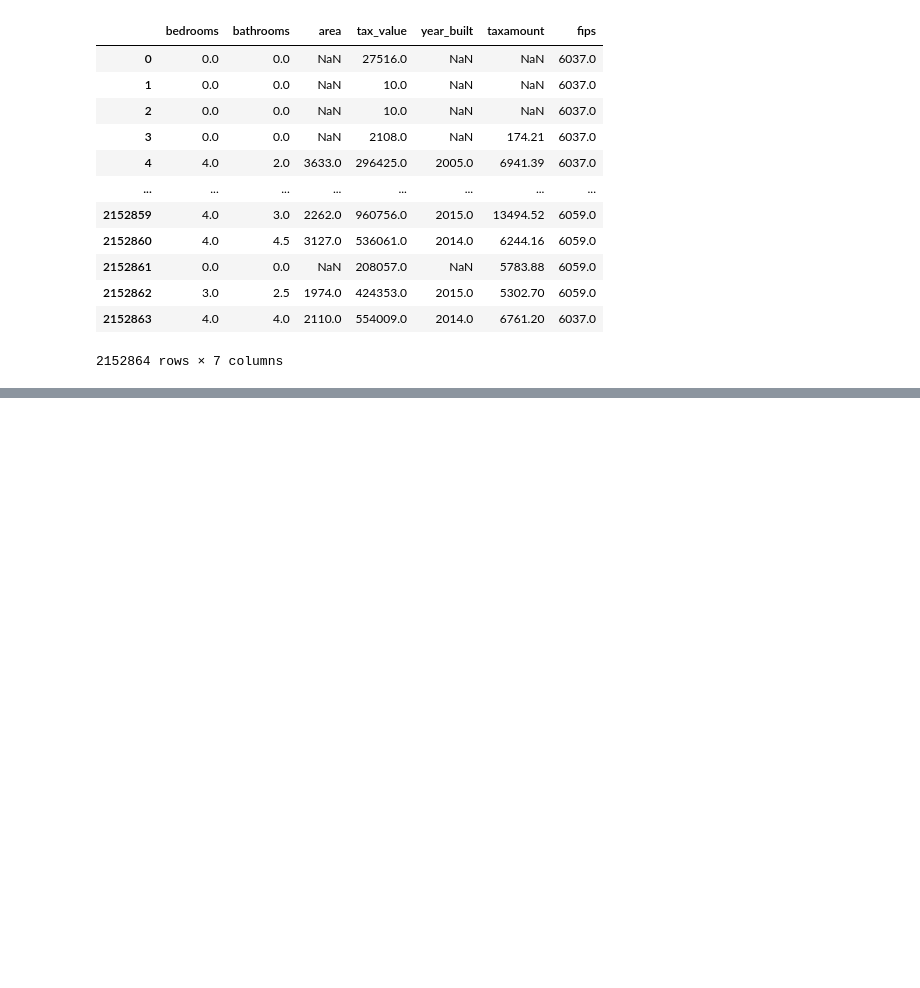
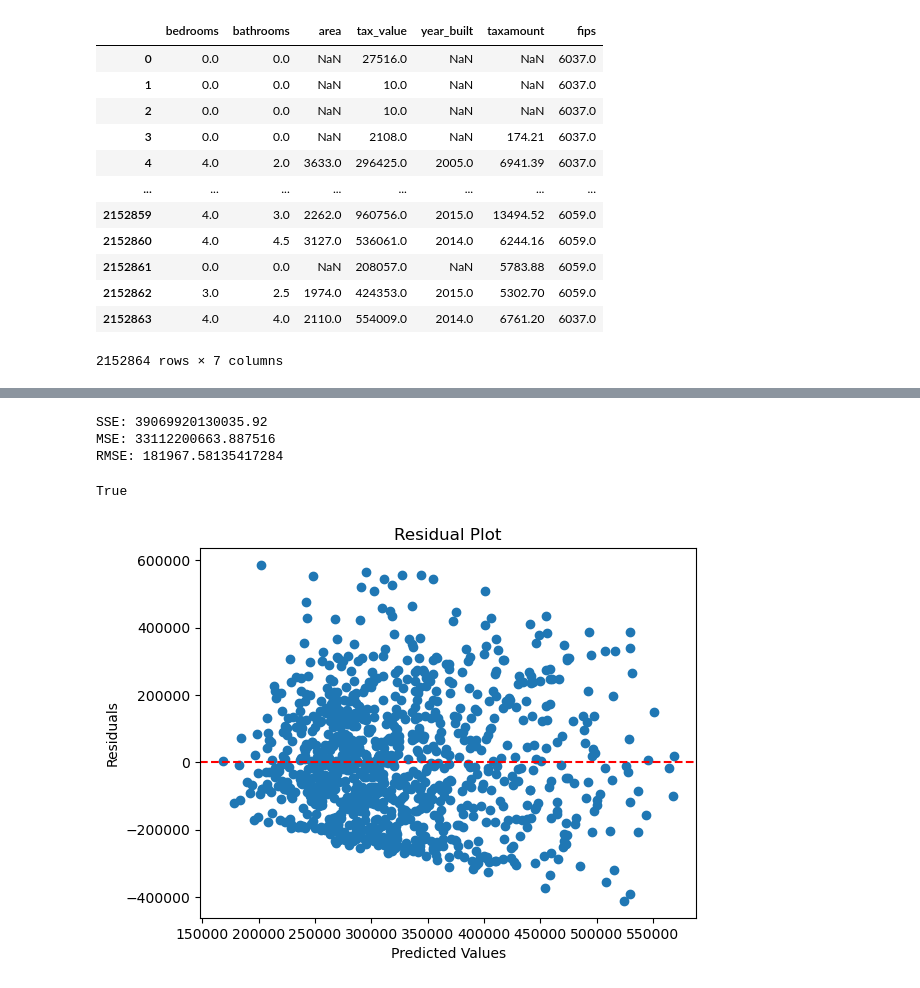
Before and after one commit to gabecavazos/regression-exercises, a Jupyter notebook: Evaluate.ipynb, the cells around one changed output, grey strips where cells are left out. Cells and saved outputs as stored; diff of their text form; code cells hidden in the pictures; blank space fills up the shorter version.

```diff
--- a/Evaluate.ipynb
+++ b/Evaluate.ipynb
@@ -85,0 +191,19 @@ array([265988.49835076, 415463.27088944, 342544.71481692, 437454.581451  ,
+# %%
+def plot_residuals(model, X, y):
+    """
+    Takes a fitted regression model, the predictor variables X, and the response variable y,
+    and plots the residuals of the regression.
+    """
+    # Get predicted values from the model
+    y_pred = model.predict(X)
+
+    # Compute residuals
+    residuals = y - y_pred
+
+    # Plot residuals vs. predicted values
+    plt.scatter(y_pred, residuals, color='blue')
+    plt.axhline(y=0, color='red', linestyle='--')
+    plt.xlabel('Predicted Values')
+    plt.ylabel('Residuals')
+    plt.title('Residual Plot')
+    plt.show()
@@ -85,0 +265,12 @@ array([265988.49835076, 415463.27088944, 342544.71481692, 437454.581451  ,
+# %%
+# Calculate errors for baseline model
+SSE_bl, MSE_bl, RMSE_bl = baseline_mean_errors(trainsamp1.tax_value)
+
+# Print results
+print(f"SSE: {SSE_bl}")
+print(f"MSE: {MSE_bl}")
+print(f"RMSE: {RMSE_bl}")
+# %% [output]
+SSE: 39069920130035.92
+MSE: 33112200663.887516
+RMSE: 181967.58135417284
@@ -85,0 +291,23 @@ array([265988.49835076, 415463.27088944, 342544.71481692, 437454.581451  ,
+# %%
+better_than_baseline(trainsamp1.tax_value,trainsamp1.lr1_model_preds)
+# %% [output]
+True
+# %%
+def plot_residuals(y, yhat):
+    """
+    Creates a residual plot using matplotlib.
+    """
+    # Calculate residuals
+    residuals = y - yhat
+
+    # Create residual plot
+    plt.scatter(yhat, residuals)
+    plt.axhline(y=0, color='red', linestyle='--')
+    plt.xlabel('Predicted Values')
+    plt.ylabel('Residuals')
+    plt.title('Residual Plot')
+    plt.show()
+# %%
+plot_residuals(trainsamp1.tax_value,trainsamp1.lr1_model_preds)
+# %% [output]
+[figure, added]
```
Also changed, not shown: parts of 24 cells of this notebook, 5 other files.
